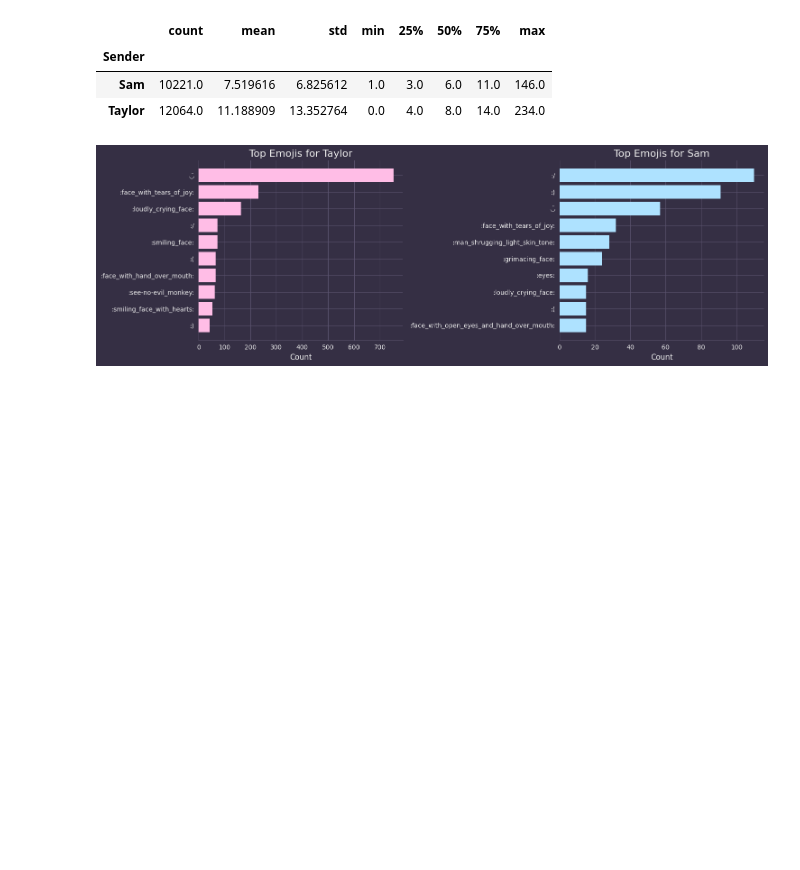
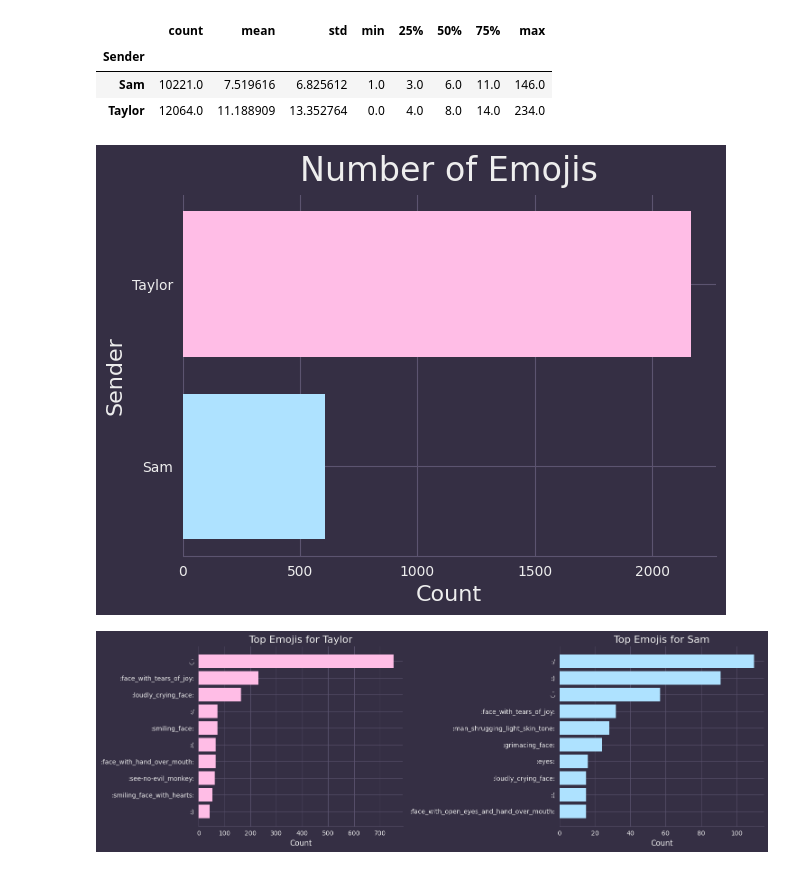
Before and after one commit to scs5/text-analytics, a Jupyter notebook: src/analysis.ipynb, the cells around one changed output. Saved outputs shown, nothing was run; the diff lists cells and outputs as text; code cells hidden in the pictures; blank space fills up the shorter version.

Commit message:
Added visualization for total number of emojis

```diff
--- a/src/analysis.ipynb
+++ b/src/analysis.ipynb
@@ -50,6 +50,20 @@ Number of Words per Text
 | Sender |  |  |  |  |  |  |  |  |
 | Sam | 10221.0 | 7.519616 | 6.825612 | 1.0 | 3.0 | 6.0 | 11.0 | 146.0 |
 | Taylor | 12064.0 | 11.188909 | 13.352764 | 0.0 | 4.0 | 8.0 | 14.0 | 234.0 |
+# %%
+# Total Number of Emojis
+total_emoji_counts = df.groupby('Sender')['emoji_num'].sum().reset_index()
+total_emoji_counts = total_emoji_counts.sort_values(by='emoji_num', ascending=False)
+
+plt.barh(total_emoji_counts['Sender'], total_emoji_counts['emoji_num'], color=USER_COLORS)
+plt.title('Number of Emojis', fontsize=24, pad=10)
+plt.xlabel('Count', fontsize=16)
+plt.ylabel('Sender', fontsize=16)
+plt.gca().invert_yaxis()
+plt.tight_layout()
+plt.show()
+# %% [output]
+[figure, added]
 # %%
 # List of all emojis
 special_emojis = [':)', ':/', ':(', '◡̈']
```
